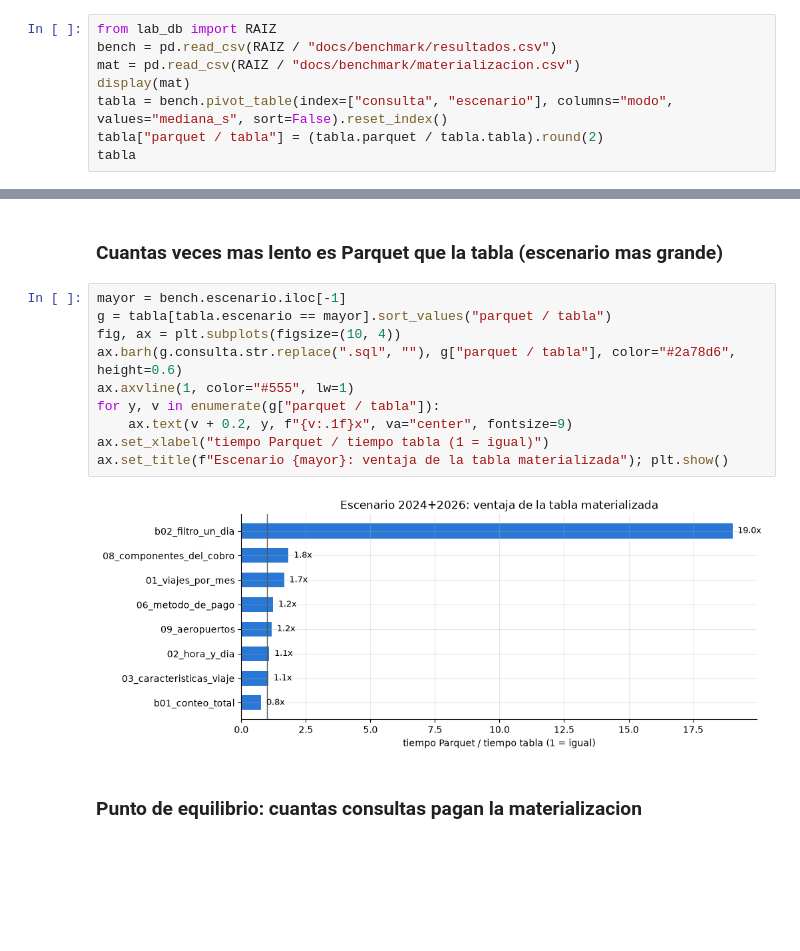
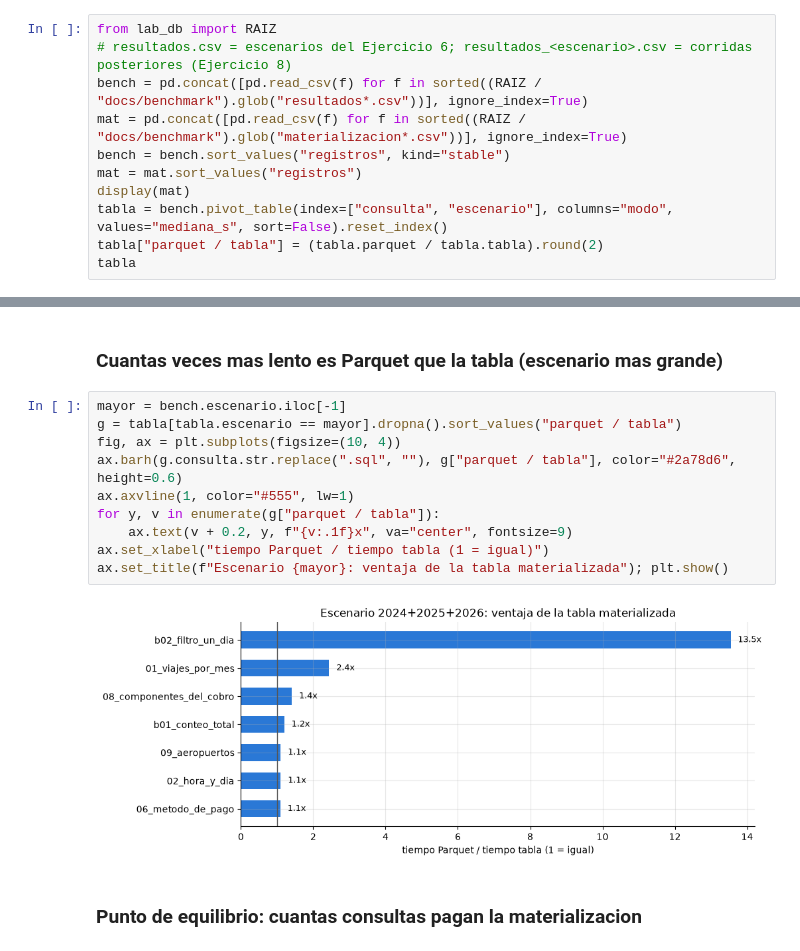
Before and after one commit to FerAHMz/lab8-ds, a Jupyter notebook: notebooks/06_benchmark.ipynb, the cells around one changed output, grey strips where cells are left out. Drawn from its saved outputs; the diff is of its cells as text; blank space fills up the shorter version.

Commit message:
feat(benchmark): escenario de tres anios, un modo a la vez y opcion --omitir

```diff
--- a/notebooks/06_benchmark.ipynb
+++ b/notebooks/06_benchmark.ipynb
@@ -70,8 +74,11 @@ tamano: 2.31 GiB
 ## 6.5 - 6.7 Resultados del benchmark
 # %%
 from lab_db import RAIZ
-bench = pd.read_csv(RAIZ / "docs/benchmark/resultados.csv")
-mat = pd.read_csv(RAIZ / "docs/benchmark/materializacion.csv")
+# resultados.csv = escenarios del Ejercicio 6; resultados_<escenario>.csv = corridas posteriores (Ejercicio 8)
+bench = pd.concat([pd.read_csv(f) for f in sorted((RAIZ / "docs/benchmark").glob("resultados*.csv"))], ignore_index=True)
+mat = pd.concat([pd.read_csv(f) for f in sorted((RAIZ / "docs/benchmark").glob("materializacion*.csv"))], ignore_index=True)
+bench = bench.sort_values("registros", kind="stable")
+mat = mat.sort_values("registros")
 display(mat)
 tabla = bench.pivot_table(index=["consulta", "escenario"], columns="modo", values="mediana_s", sort=False).reset_index()
 tabla["parquet / tabla"] = (tabla.parquet / tabla.tabla).round(2)
@@ -119,16 +127,16 @@ plt.tight_layout(); plt.show()
 ### Cuantas veces mas lento es Parquet que la tabla (escenario mas grande)
 # %%
 mayor = bench.escenario.iloc[-1]
-g = tabla[tabla.escenario == mayor].sort_values("parquet / tabla")
+g = tabla[tabla.escenario == mayor].dropna().sort_values("parquet / tabla")
 fig, ax = plt.subplots(figsize=(10, 4))
 ax.barh(g.consulta.str.replace(".sql", ""), g["parquet / tabla"], color="#2a78d6", height=0.6)
 ax.axvline(1, color="#555", lw=1)
 for y, v in enumerate(g["parquet / tabla"]):
     ax.text(v + 0.2, y, f"{v:.1f}x", va="center", fontsize=9)
 ax.set_xlabel("tiempo Parquet / tiempo tabla (1 = igual)")
 ax.set_title(f"Escenario {mayor}: ventaja de la tabla materializada"); plt.show()
 # %% [output]
-[figure, old version]
+[figure, new version]
 # %% [markdown]
 ### Punto de equilibrio: cuantas consultas pagan la materializacion
 # %%
```
Also changed, not shown: parts of 5 cells of this notebook, 5 other files.
